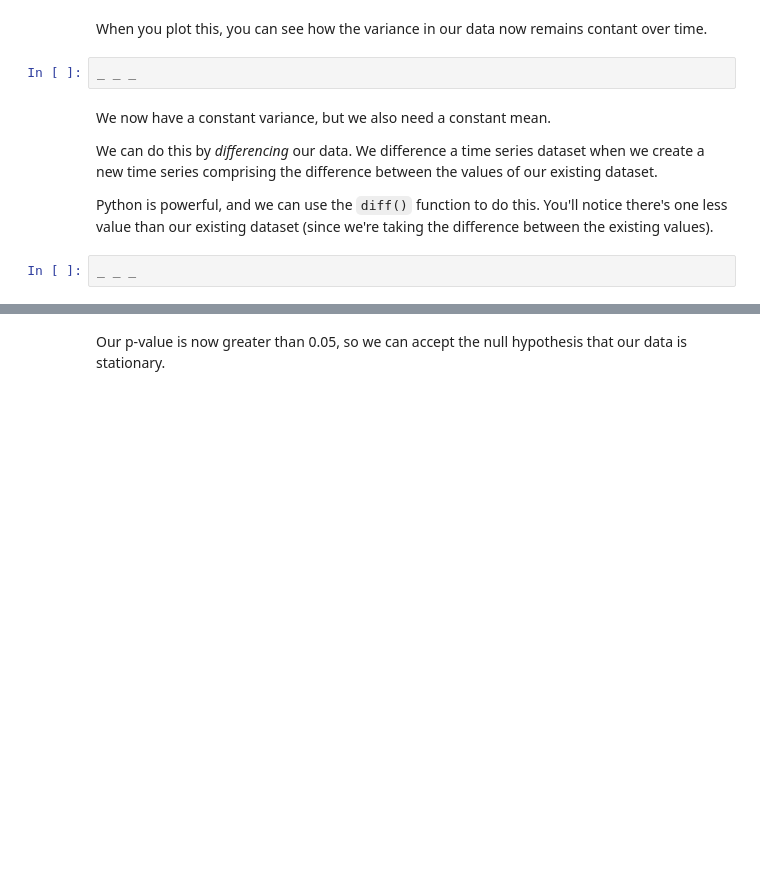
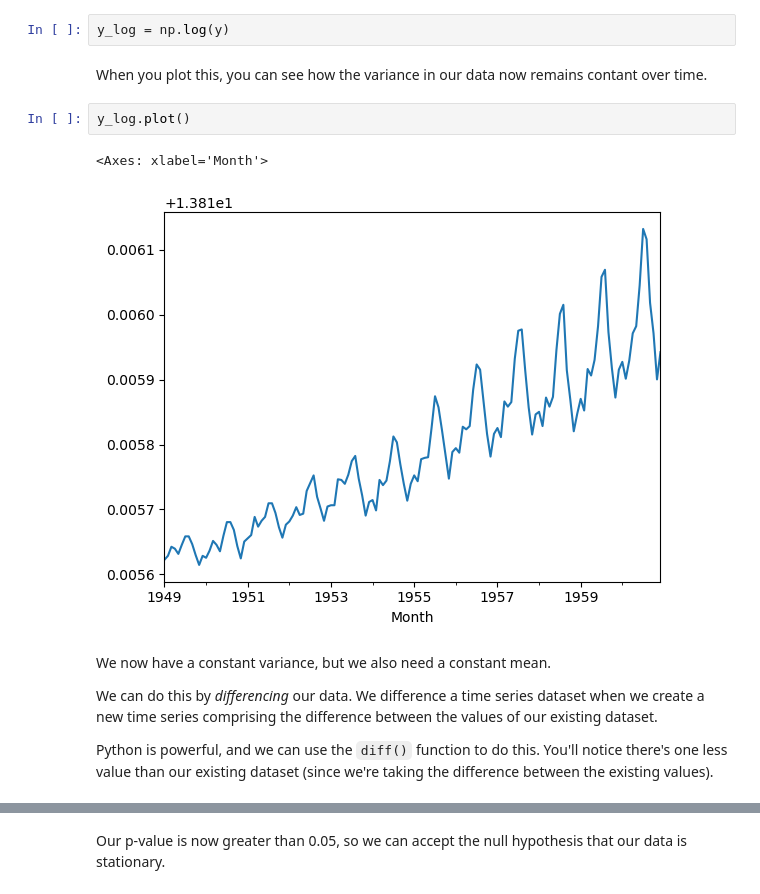
Before and after one commit to sabheen9/Cowboys-CigrettesCaseStudy, a Jupyter notebook: Cowboy Cigarettes Case Study - Tier 3.ipynb, the cells around one changed output, grey strips where cells are left out. Cells and saved outputs as stored; diff of their text form; blank space fills up the shorter version.

```diff
--- a/Cowboy Cigarettes Case Study - Tier 3.ipynb
+++ b/Cowboy Cigarettes Case Study - Tier 3.ipynb
@@ -301,13 +302,16 @@ _ _ _
+# %%
+y_log = np.log(y)
 # %% [markdown]
 
 When you plot this, you can see how the variance in our data now remains contant over time.
-# %%
-_ _ _
+# %%
+y_log.plot()
+# %% [output]
+<Axes: xlabel='Month'>
+[figure, added]
 # %% [markdown]
 We now have a constant variance, but we also need a constant mean.
 
 We can do this by *differencing* our data. We difference a time series dataset when we create a new time series comprising the difference between the values of our existing dataset.
 
 Python is powerful, and we can use the `diff()` function to do this. You'll notice there's one less value than our existing dataset (since we're taking the difference between the existing values).
-# %%
-_ _ _
```
Also changed, not shown: parts of 19 cells of this notebook.
